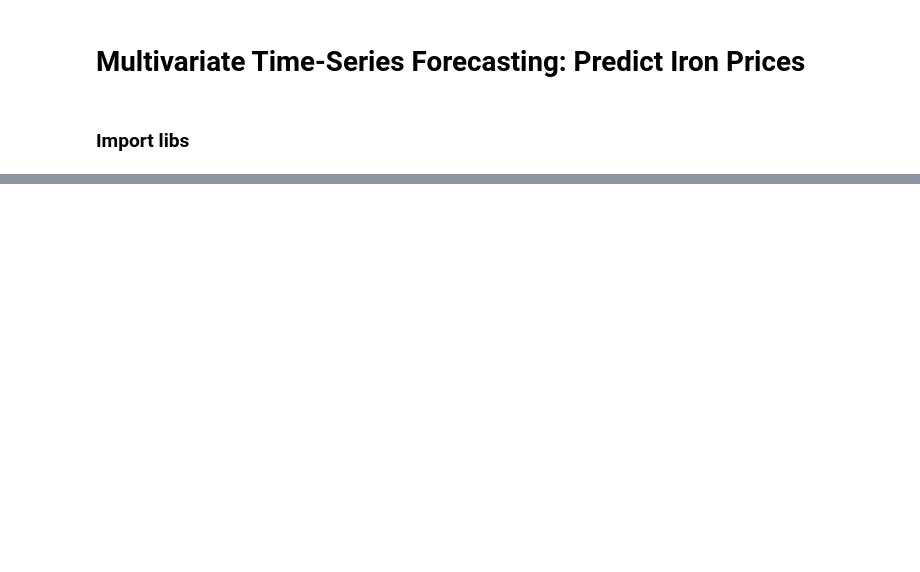
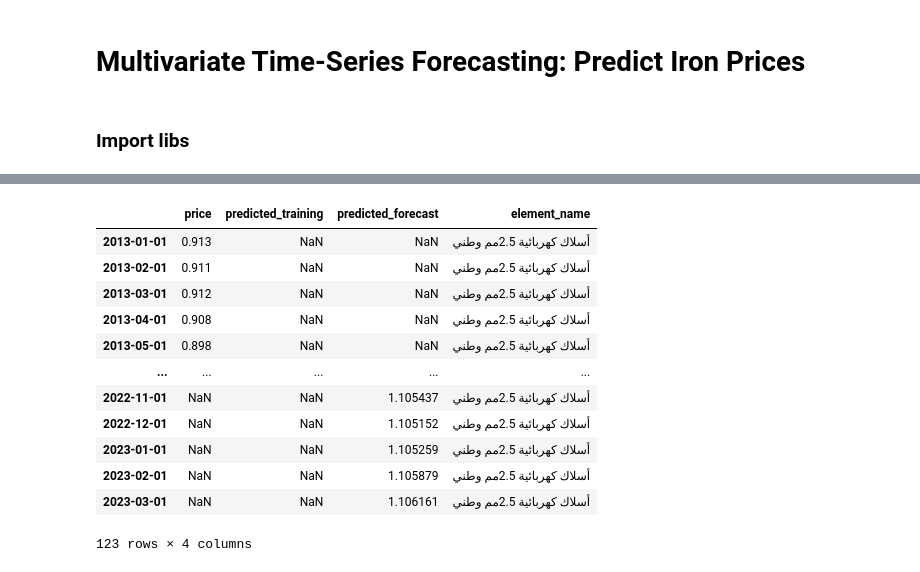
Before and after one commit to FNafisa/Test_repo, a Jupyter notebook: professional/Project PoC/multivariate forecastor.ipynb, the cells around one changed output, grey strips where cells are left out. Saved outputs shown, nothing was run; the diff lists cells and outputs as text; code cells hidden in the pictures; blank space fills up the shorter version.

```diff
--- a/professional/Project PoC/multivariate forecastor.ipynb
+++ b/professional/Project PoC/multivariate forecastor.ipynb
@@ -30 +205,17 @@ check for null values:
+# %%
+x
+# %% [output]
+|  | price | predicted_training | predicted_forecast | element_name |
+| 2013-01-01 | 0.913 | NaN | NaN | أسلاك كهربائية 2.5مم وطني |
+| 2013-02-01 | 0.911 | NaN | NaN | أسلاك كهربائية 2.5مم وطني |
+| 2013-03-01 | 0.912 | NaN | NaN | أسلاك كهربائية 2.5مم وطني |
+| 2013-04-01 | 0.908 | NaN | NaN | أسلاك كهربائية 2.5مم وطني |
+| 2013-05-01 | 0.898 | NaN | NaN | أسلاك كهربائية 2.5مم وطني |
+| ... | ... | ... | ... | ... |
+| 2022-11-01 | NaN | NaN | 1.105437 | أسلاك كهربائية 2.5مم وطني |
+| 2022-12-01 | NaN | NaN | 1.105152 | أسلاك كهربائية 2.5مم وطني |
+| 2023-01-01 | NaN | NaN | 1.105259 | أسلاك كهربائية 2.5مم وطني |
+| 2023-02-01 | NaN | NaN | 1.105879 | أسلاك كهربائية 2.5مم وطني |
+| 2023-03-01 | NaN | NaN | 1.106161 | أسلاك كهربائية 2.5مم وطني |
+123 rows × 4 columns
 # %%
```
Also changed, not shown: parts of 21 cells of this notebook, 3 other files.
